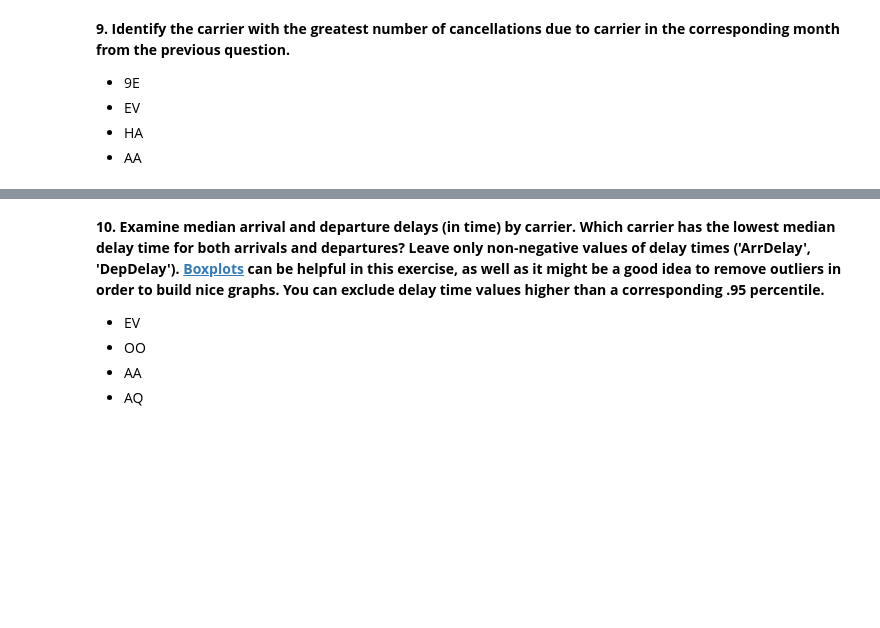
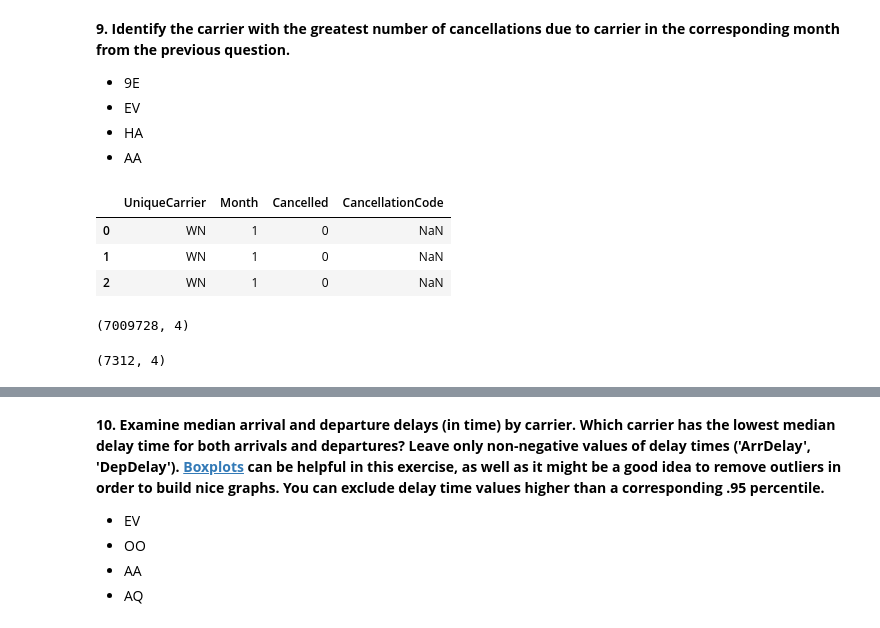
Before and after one commit to plyutik/mlcourse.ai, a Jupyter notebook: jupyter_english/assignments_fall2018/assignment2_USA_flights.ipynb, the cells around one changed output, grey strips where cells are left out. Cells and saved outputs as stored; diff of their text form; code cells hidden in the pictures; blank space fills up the shorter version.

```diff
--- a/jupyter_english/assignments_fall2018/assignment2_USA_flights.ipynb
+++ b/jupyter_english/assignments_fall2018/assignment2_USA_flights.ipynb
@@ -816,0 +815,12 @@ canc_greatest_month_a.groupby(['Month', 'CancellationCode'])['Cancelled'].count(
+# %%
+ident_carrier = flights_df[['UniqueCarrier', 'Month', 'Cancelled', 'CancellationCode']]
+ident_carrier.head(3)
+# %% [output]
+|  | UniqueCarrier | Month | Cancelled | CancellationCode |
+| 0 | WN | 1 | 0 | NaN |
+| 1 | WN | 1 | 0 | NaN |
+| 2 | WN | 1 | 0 | NaN |
+# %%
+ident_carrier.shape
+# %% [output]
+(7009728, 4)
@@ -816,0 +831,4 @@ canc_greatest_month_a.groupby(['Month', 'CancellationCode'])['Cancelled'].count(
+# %%
+ident_carrier.shape
+# %% [output]
+(7312, 4)
```
Also changed, not shown: parts of 6 cells of this notebook.
